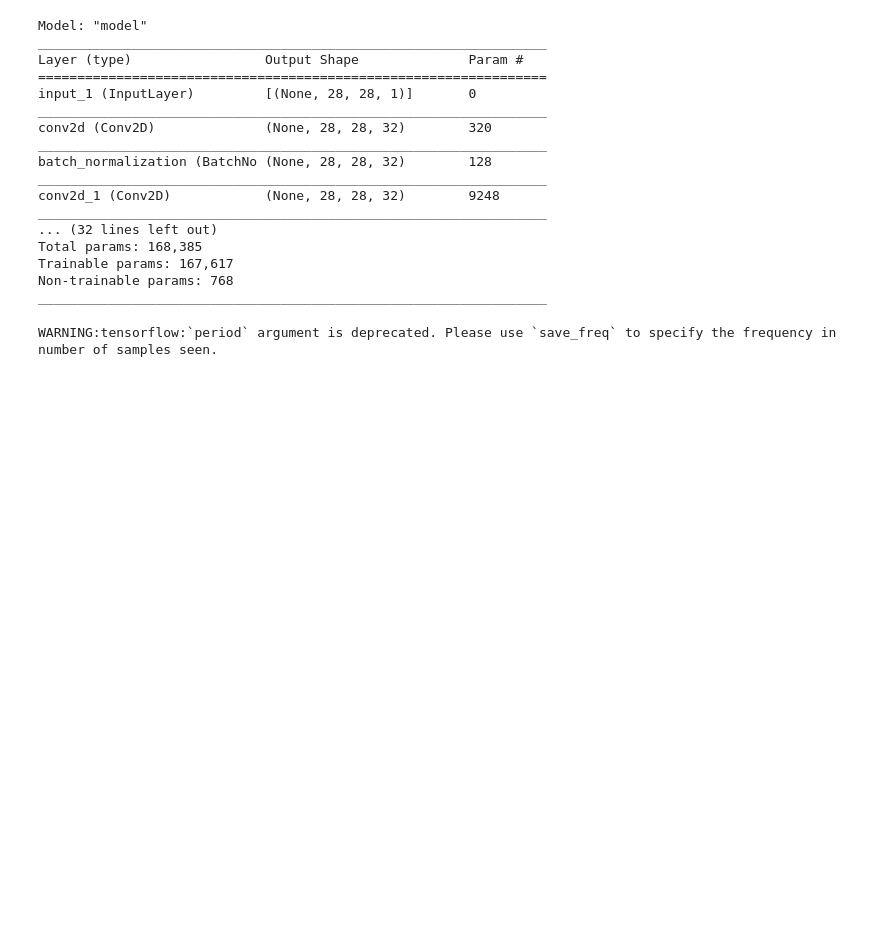
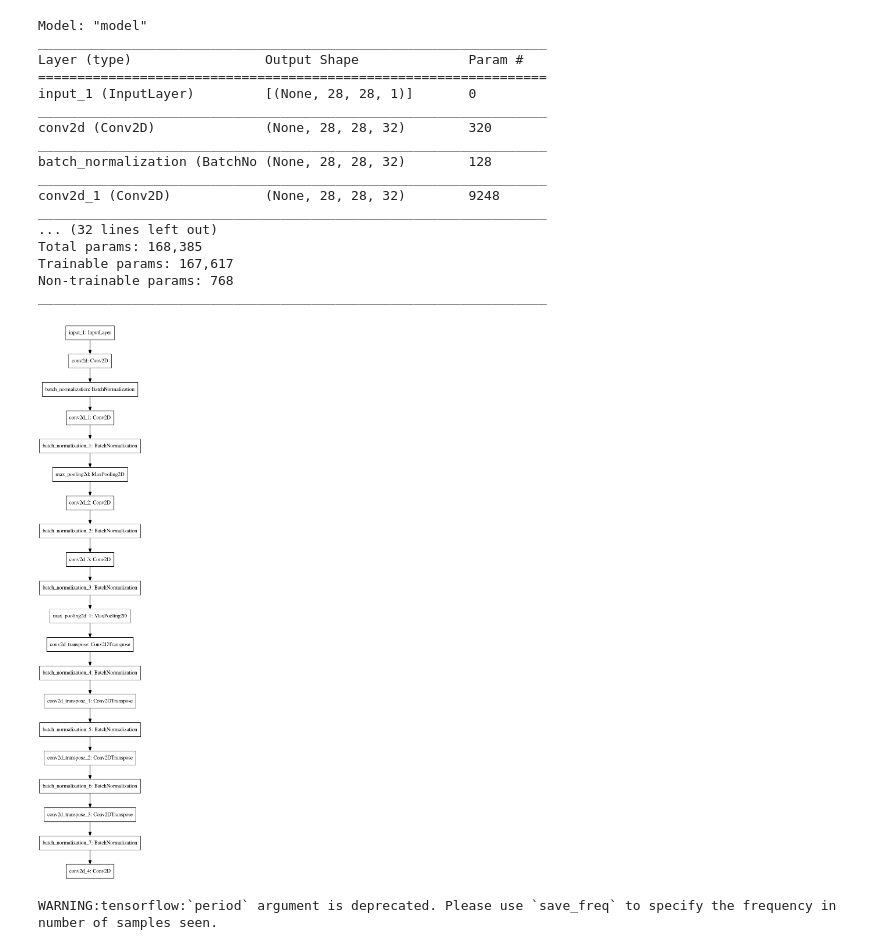
Before and after one commit to Bocharick/GeekBrains_AI_Introduction_to_neural_networks, a Jupyter notebook: Lesson_06/dz_06.ipynb, the cells around one changed output. Saved outputs shown, nothing was run; the diff lists cells and outputs as text; code cells hidden in the pictures; blank space fills up the shorter version.

Commit message:
dz_06.ipynb plot added

```diff
--- a/Lesson_06/dz_06.ipynb
+++ b/Lesson_06/dz_06.ipynb
@@ -180,6 +180,10 @@ Total params: 168,385
 Trainable params: 167,617
 Non-trainable params: 768
 _________________________________________________________________
+# %%
+plot_model(autoencoder_model)
+# %% [output]
+[figure, added]
 # %%
 checkpoint = ModelCheckpoint('mnist_autoencoder_noise_0.1.hdf5',
                             monitor=val_acc_name,
```
